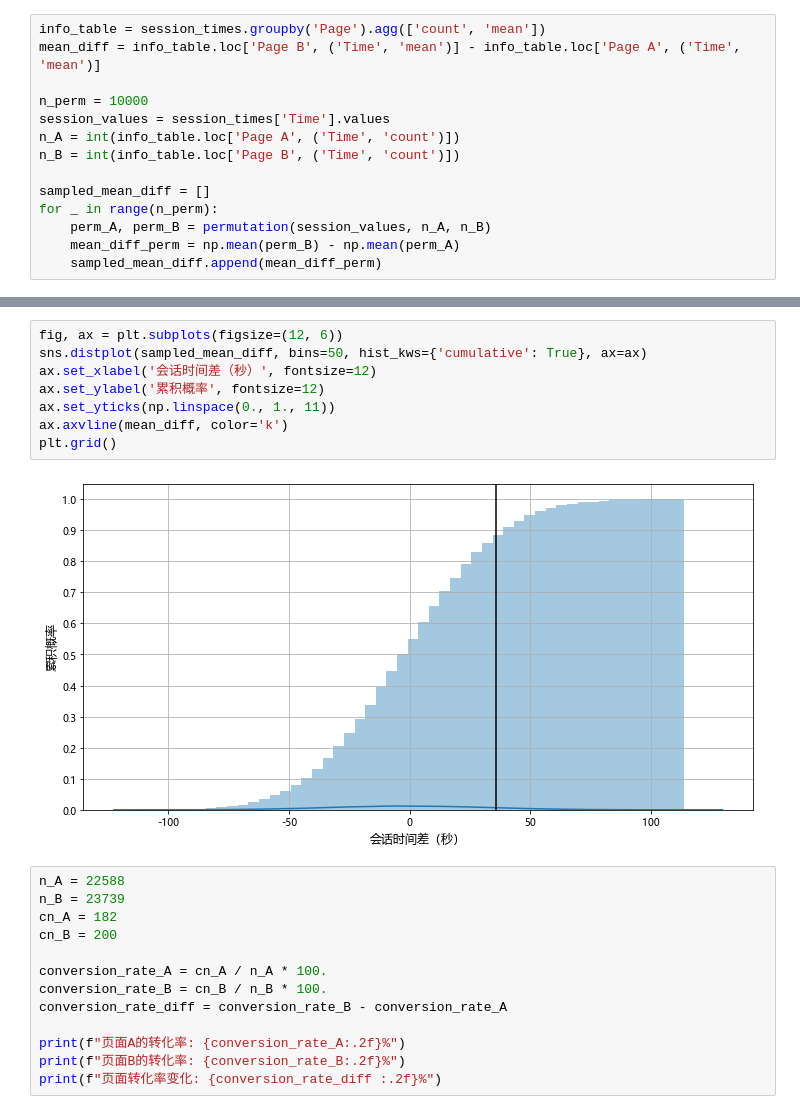
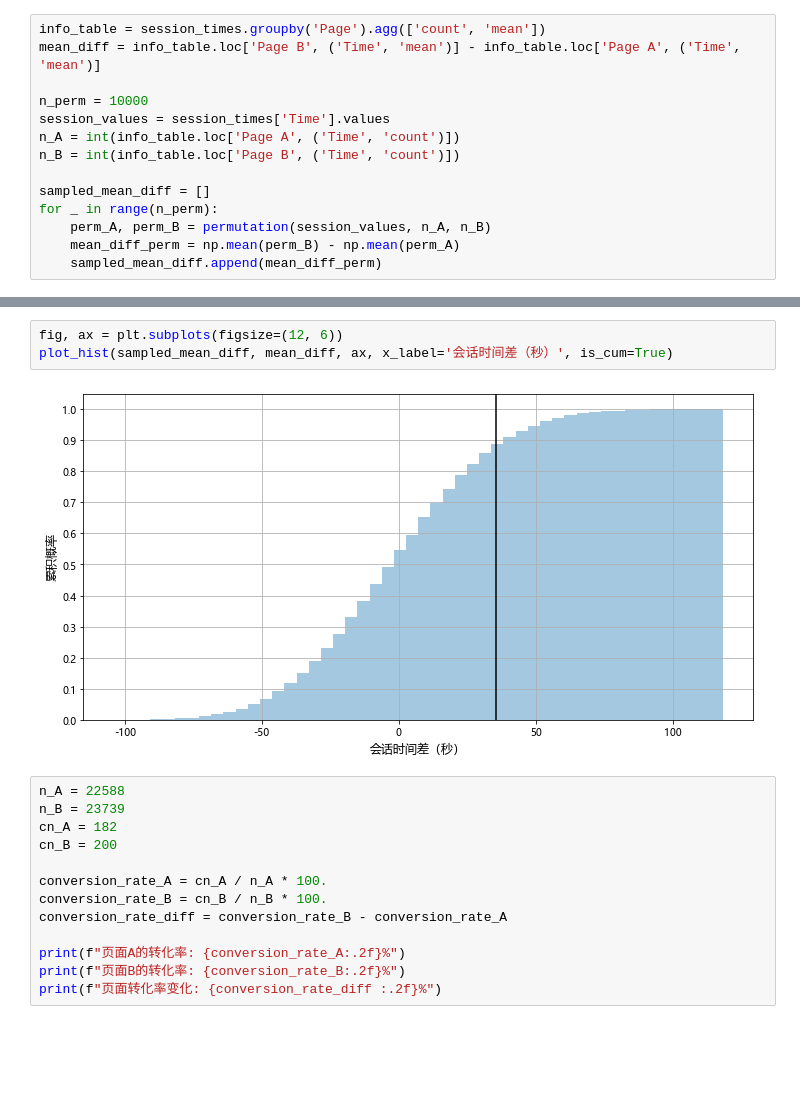
Before and after one commit to wegamekinglc/Statistic-for-Data-Science-Python, a Jupyter notebook: Chapter 03/Statistical Experiments and Significance Testing.ipynb, the cells around one changed output, grey strips where cells are left out. Saved outputs shown, nothing was run; the diff lists cells and outputs as text; blank space fills up the shorter version.

```diff
--- a/Chapter 03/Statistical Experiments and Significance Testing.ipynb
+++ b/Chapter 03/Statistical Experiments and Significance Testing.ipynb
@@ -67,13 +82,8 @@ plt.grid()
-# %%
-fig, ax = plt.subplots(figsize=(12, 6))
-sns.distplot(sampled_mean_diff, bins=50, hist_kws={'cumulative': True}, ax=ax)
-ax.set_xlabel('会话时间差（秒）', fontsize=12)
-ax.set_ylabel('累积概率', fontsize=12)
-ax.set_yticks(np.linspace(0., 1., 11))
-ax.axvline(mean_diff, color='k')
-plt.grid()
-# %% [output]
-[figure, removed]
+# %%
+fig, ax = plt.subplots(figsize=(12, 6))
+plot_hist(sampled_mean_diff, mean_diff, ax, x_label='会话时间差（秒）', is_cum=True)
+# %% [output]
+[figure, added]
 # %%
 n_A = 22588
 n_B = 23739
```
Also changed, not shown: parts of 12 cells of this notebook.
